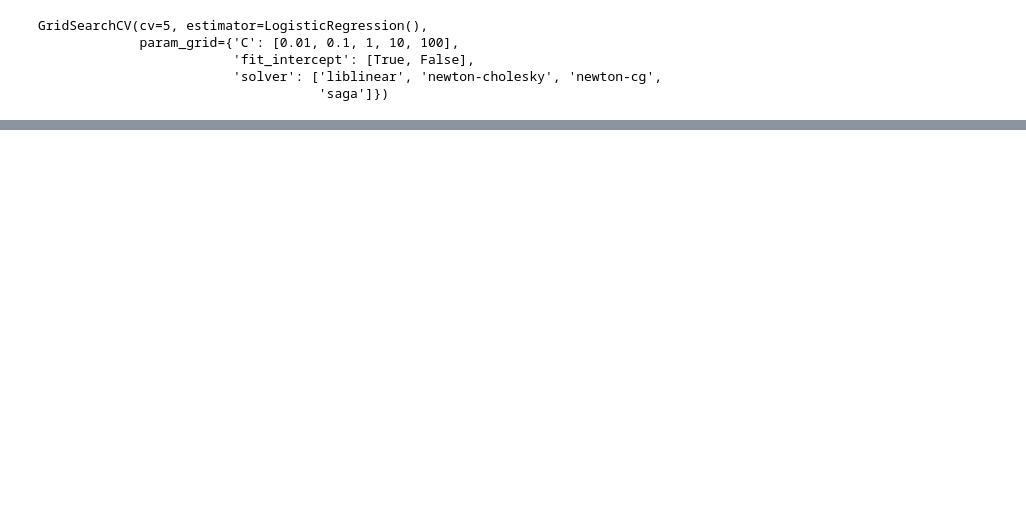
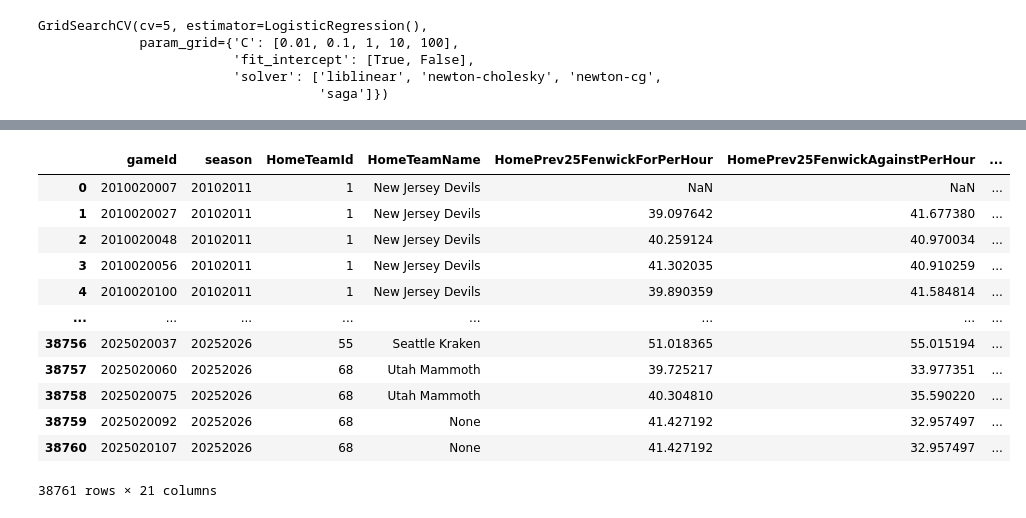
Before and after one commit to tristanrussell2000/hockeydata, a Jupyter notebook: oscar replica/oscar.ipynb, the cells around one changed output, grey strips where cells are left out. Cells and saved outputs as stored; diff of their text form; code cells hidden in the pictures; blank space fills up the shorter version.

```diff
--- a/oscar replica/oscar.ipynb
+++ b/oscar replica/oscar.ipynb
@@ -258,0 +309,16 @@ array([[ 0.10322895, -0.10251913, -0.14953365,  0.12081983,  0.04364969,
+# %%
+df_com
+# %% [output]
+|  | gameId | season | HomeTeamId | HomeTeamName | HomePrev25FenwickForPerHour | HomePrev25FenwickAgainstPerHour | ... |
+| 0 | 2010020007 | 20102011 | 1 | New Jersey Devils | NaN | NaN | ... |
+| 1 | 2010020027 | 20102011 | 1 | New Jersey Devils | 39.097642 | 41.677380 | ... |
+| 2 | 2010020048 | 20102011 | 1 | New Jersey Devils | 40.259124 | 40.970034 | ... |
+| 3 | 2010020056 | 20102011 | 1 | New Jersey Devils | 41.302035 | 40.910259 | ... |
+| 4 | 2010020100 | 20102011 | 1 | New Jersey Devils | 39.890359 | 41.584814 | ... |
+| ... | ... | ... | ... | ... | ... | ... | ... |
+| 38756 | 2025020037 | 20252026 | 55 | Seattle Kraken | 51.018365 | 55.015194 | ... |
+| 38757 | 2025020060 | 20252026 | 68 | Utah Mammoth | 39.725217 | 33.977351 | ... |
+| 38758 | 2025020075 | 20252026 | 68 | Utah Mammoth | 40.304810 | 35.590220 | ... |
+| 38759 | 2025020092 | 20252026 | 68 | None | 41.427192 | 32.957497 | ... |
+| 38760 | 2025020107 | 20252026 | 68 | None | 41.427192 | 32.957497 | ... |
+38761 rows × 21 columns
```
Also changed, not shown: parts of 16 cells of this notebook, 8 other files.
